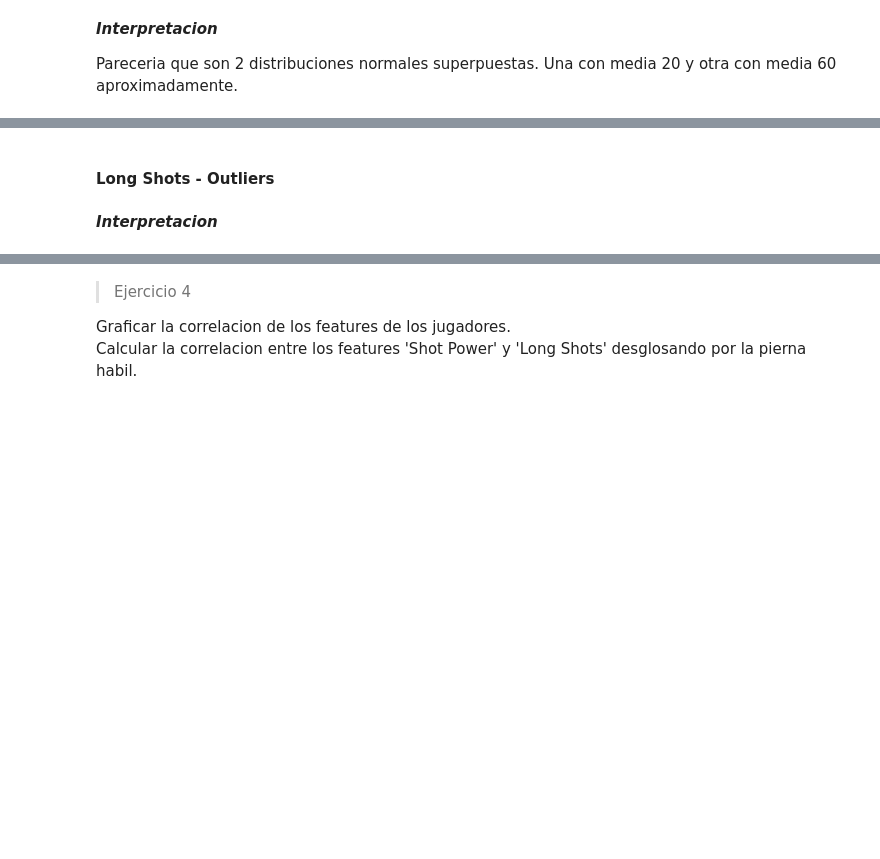
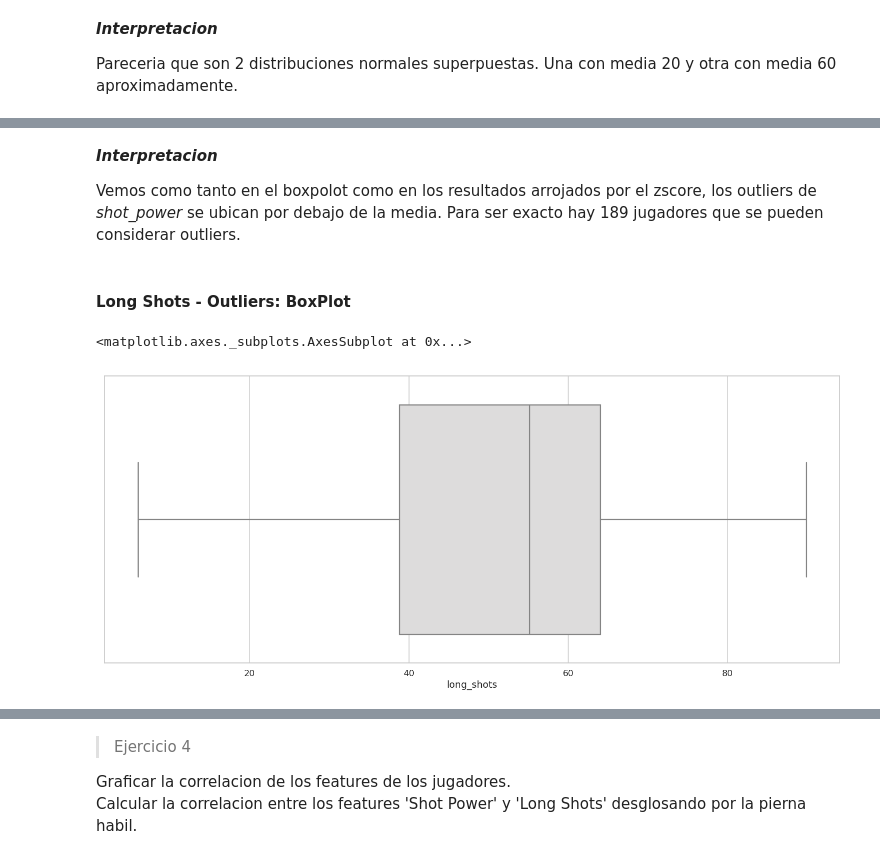
Before and after one commit to diplodatos2019/Mentoria_Analisis_Visualizacion_Datos, a Jupyter notebook: Practico_AyV_resolucion.ipynb, the cells around one changed output, grey strips where cells are left out. Cells and saved outputs as stored; diff of their text form; code cells hidden in the pictures; blank space fills up the shorter version.

```diff
--- a/Practico_AyV_resolucion.ipynb
+++ b/Practico_AyV_resolucion.ipynb
@@ -258,9 +297,13 @@ sns.boxplot(x="player_name", y="shot_power", data=df_player, palette="coolwarm")
+# %% [markdown]
+***Interpretacion***
+
+Vemos como tanto en el boxpolot como en los resultados arrojados por el zscore, los outliers de *shot_power* se ubican por debajo de la media. Para ser exacto hay 189 jugadores que se pueden considerar outliers.
 # %% [markdown]
-#### Long Shots  - Outliers
+#### Long Shots  - Outliers: BoxPlot
 # %%
 ## Box plot para "long_shots"
 plt.figure(figsize=(25,10))
-
-sns.boxplot(x="player_name", y="long_shots", data=df_player, palette="coolwarm")
+sns.boxplot(long_shots_clean, palette="coolwarm")
+# %% [output]
+<matplotlib.axes._subplots.AxesSubplot at 0x...>
+[figure, added]
-# %% [markdown]
-***Interpretacion***
```
Also changed, not shown: parts of 12 cells of this notebook.
